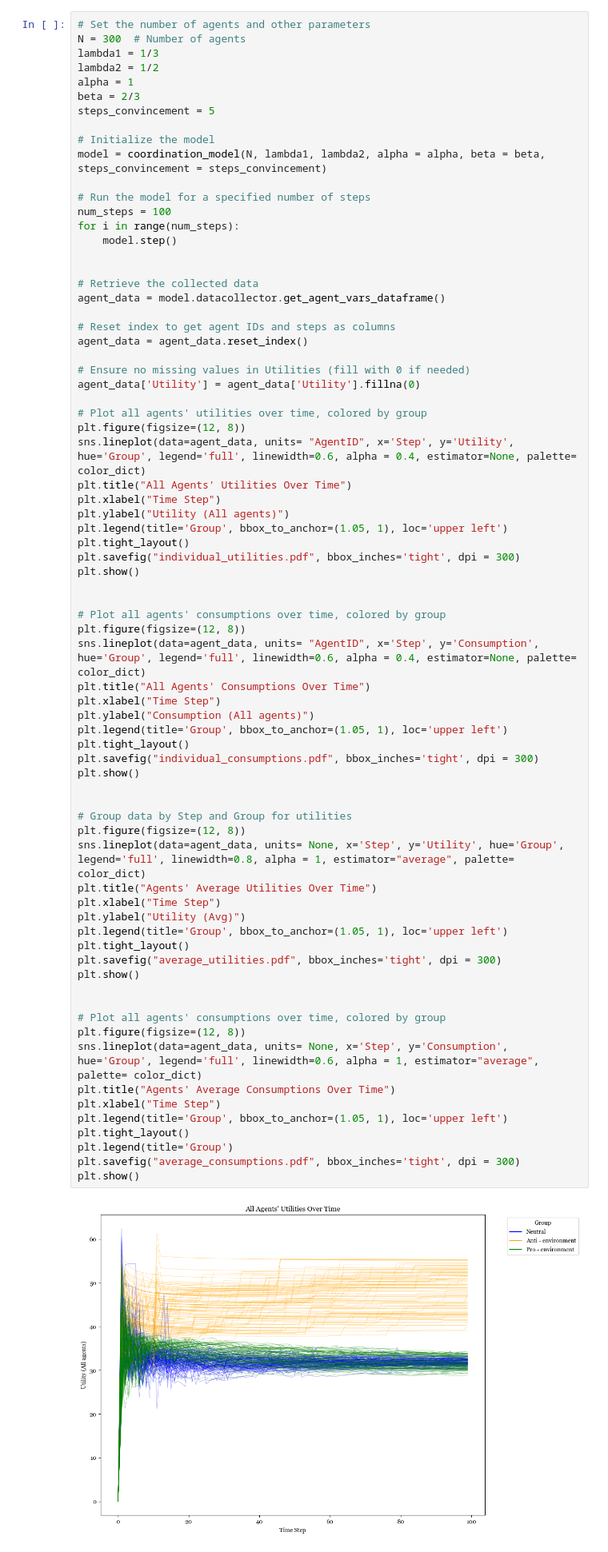
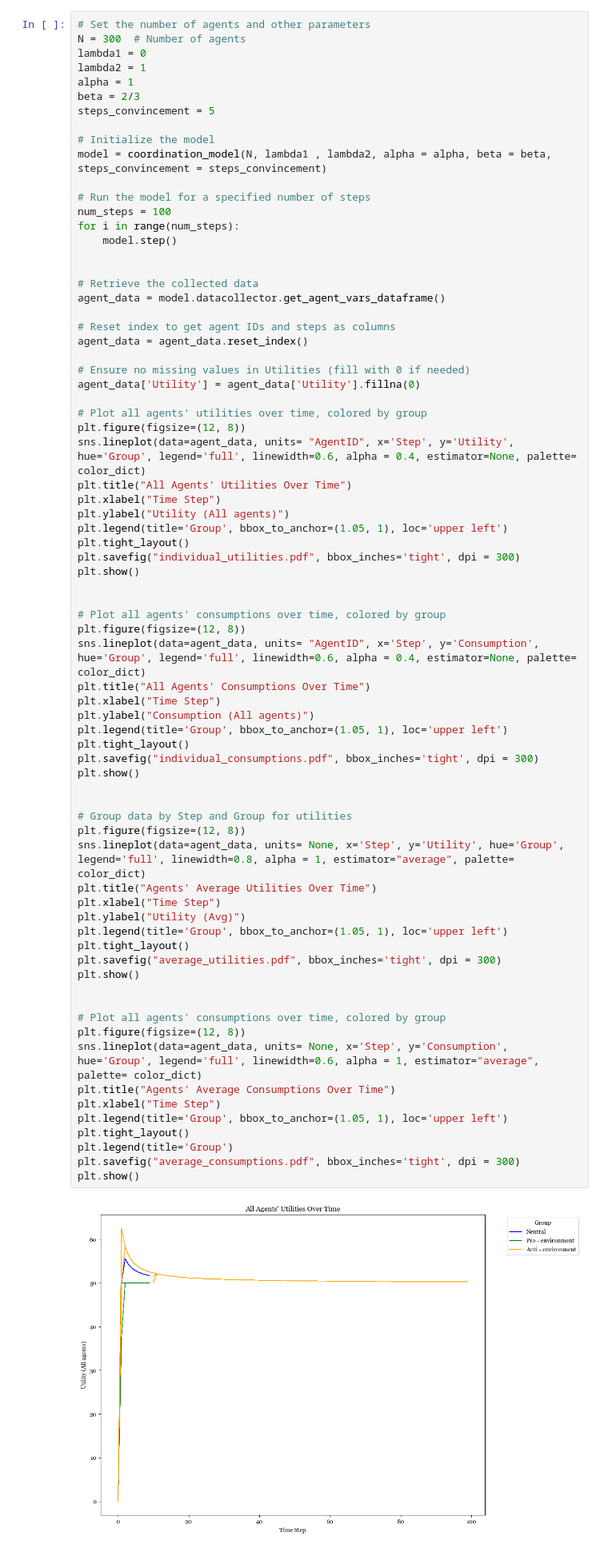
Before and after one commit to s-herrerag/enviromental_behavior_dynamics, a Jupyter notebook: coordination_abm.ipynb, the cells around one changed output. Shown at 80% size. Saved outputs shown, nothing was run; the diff lists cells and outputs as text.

```diff
--- a/coordination_abm.ipynb
+++ b/coordination_abm.ipynb
@@ -31,14 +31,14 @@ os.chdir("/Users/santiagoherreragarcia/Documents/GitHub/uniandes/enviromental_be
 # %%
 # Set the number of agents and other parameters
 N = 300  # Number of agents
-lambda1 = 1/3
-lambda2 = 1/2
+lambda1 = 0
+lambda2 = 1
 alpha = 1
 beta = 2/3
 steps_convincement = 5
 
 # Initialize the model
-model = coordination_model(N, lambda1, lambda2, alpha = alpha, beta = beta, steps_convincement = steps_convincement)
+model = coordination_model(N, lambda1 , lambda2, alpha = alpha, beta = beta, steps_convincement = steps_convincement)
 
 # Run the model for a specified number of steps
 num_steps = 100
@@ -75,31 +75,31 @@ plt.xlabel("Time Step")
 plt.ylabel("Consumption (All agents)")
 plt.legend(title='Group', bbox_to_anchor=(1.05, 1), loc='upper left')
 plt.tight_layout()
 plt.savefig("individual_consumptions.pdf", bbox_inches='tight', dpi = 300)
 plt.show()
 
 
 # Group data by Step and Group for utilities
 plt.figure(figsize=(12, 8))
 sns.lineplot(data=agent_data, units= None, x='Step', y='Utility', hue='Group', legend='full', linewidth=0.8, alpha = 1, estimator="average", palette= color_dict)
 plt.title("Agents' Average Utilities Over Time")
 plt.xlabel("Time Step")
 plt.ylabel("Utility (Avg)")
 plt.legend(title='Group', bbox_to_anchor=(1.05, 1), loc='upper left')
 plt.tight_layout()
 plt.savefig("average_utilities.pdf", bbox_inches='tight', dpi = 300)
 plt.show()
 
 
 # Plot all agents' consumptions over time, colored by group
 plt.figure(figsize=(12, 8))
 sns.lineplot(data=agent_data, units= None, x='Step', y='Consumption', hue='Group', legend='full', linewidth=0.6, alpha = 1, estimator="average", palette= color_dict)
 plt.title("Agents' Average Consumptions Over Time")
 plt.xlabel("Time Step")
 plt.legend(title='Group', bbox_to_anchor=(1.05, 1), loc='upper left')
 plt.tight_layout()
 plt.legend(title='Group')
 plt.savefig("average_consumptions.pdf", bbox_inches='tight', dpi = 300)
 plt.show()
 # %% [output]
-[figure, old version]
+[figure, new version]
```
Also changed, not shown: parts of 8 cells of this notebook, 15 other files.
